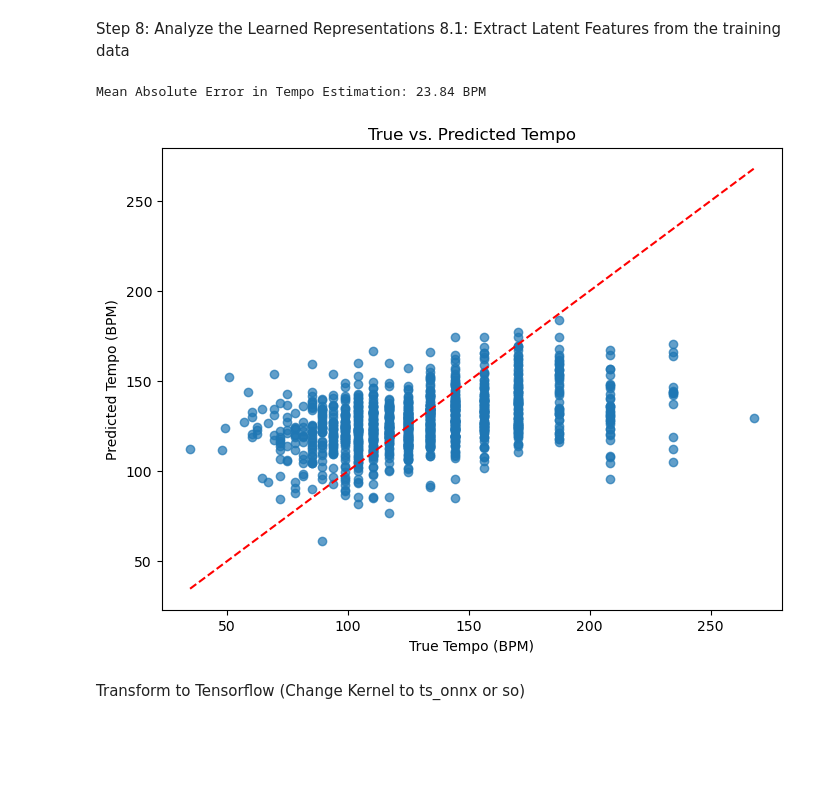
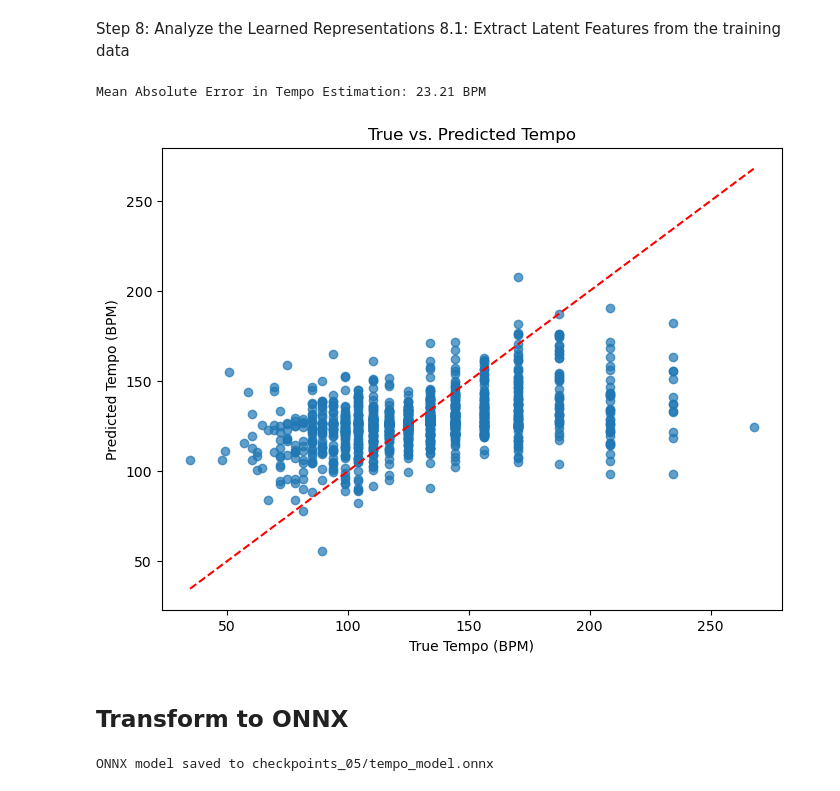
Before and after one commit to linalopes/CAS-M2-LetItFlow, a Jupyter notebook: Rudi/Let_it_flow_rra_06_opt_speed.ipynb, the cells around one changed output. Saved outputs shown, nothing was run; the diff lists cells and outputs as text; code cells hidden in the pictures; blank space fills up the shorter version.

```diff
--- a/Rudi/Let_it_flow_rra_06_opt_speed.ipynb
+++ b/Rudi/Let_it_flow_rra_06_opt_speed.ipynb
@@ -210,8 +247,8 @@ model = TempoRegressor(input_size, hidden_size)
 # %%
-# Cell 13: Define Loss Function and Optimizer
+
 
 import torch.optim as optim
 
 criterion = nn.L1Loss()  # Using Mean Absolute Error loss
-optimizer = optim.Adam(model.parameters(), lr=0.0001)  # Reduced learning rate
+optimizer = optim.Adam(model.parameters(), lr=0.001)  # Reduced learning rate
 # %% [markdown]
@@ -231,8 +268,8 @@ model = TempoRegressor(input_size, hidden_size)
 model.to(device)
 
 # Load the best model
-checkpoint_dir = 'checkpoints_04'  # Update as needed
-best_model_path = os.path.join(checkpoint_dir, 'best_tempo_model_06_speed.pth')
+checkpoint_dir = 'checkpoints_05'  # Update as needed
+best_model_path = os.path.join(checkpoint_dir, 'best_tempo_model.pth')
 model.load_state_dict(torch.load(best_model_path, map_location=device))
 model.eval()
 
@@ -242,13 +281,12 @@ Best model loaded successfully for evaluation.
 # %%
-# Cell 14: Train the Model
 
-import torch
-import matplotlib.pyplot as plt
+# import torch
+# import matplotlib.pyplot as plt
 from tqdm import tqdm
 import os
 
 # Ensure 'checkpoint_dir' is defined
-checkpoint_dir = 'checkpoints_04'  # Update as needed
+checkpoint_dir = 'checkpoints_05'  # Update as needed
 os.makedirs(checkpoint_dir, exist_ok=True)
 
 # Check if a GPU is available and set device accordingly
@@ -260,7 +298,7 @@ train_losses = []
 val_losses = []
 
 # Set the number of epochs and early stopping parameters
-num_epochs = 50
+num_epochs = 1000
 patience = 10
 best_val_loss = float('inf')
 counter = 0
@@ -310,7 +348,7 @@ for epoch in range(num_epochs):
     if avg_val_loss < best_val_loss:
         best_val_loss = avg_val_loss
         # Save only the model's state_dict
-        torch.save(model.state_dict(), os.path.join(checkpoint_dir, 'best_tempo_model_06_speed.pth'))
+        torch.save(model.state_dict(), os.path.join(checkpoint_dir, 'best_tempo_model.pth'))
         print(f"Best model saved with validation loss: {best_val_loss:.4f}")
         counter = 0
     else:
@@ -358,12 +397,14 @@ Early stopping triggered.
 Step 8: Analyze the Learned Representations
 8.1: Extract Latent Features from the training data
 # %%
-# Cell 15: Evaluate the Model
-
 from sklearn.metrics import mean_absolute_error
 
-# Load the best model
-model.load_state_dict(torch.load('best_tempo_model_06_speed.pth'))
+# Load the best model from checkpoints_05
+checkpoint_dir = 'checkpoints_05'  # Specify the directory where your model is saved
+model_path = os.path.join(checkpoint_dir, 'best_tempo_model.pth')  # Adjust the filename if needed
+
+# Load the model's state_dict
+model.load_state_dict(torch.load(model_path))
 model.to(device)
 model.eval()
 
@@ -372,34 +413,32 @@ predicted_tempos = []
 
 with torch.no_grad():
     for val_data, val_labels in val_dataloader:
         val_data = val_data.to(device)
         val_labels = val_labels.to(device)
 
         outputs = model(val_data)
 
         # Collect true and predicted tempos
         true_tempos.extend(val_labels.cpu().numpy())
         predicted_tempos.extend(outputs.cpu().numpy())
 
 # Rescale predictions and true labels back to original tempo range
 true_tempos_rescaled = [t * max_tempo for t in true_tempos]
 predicted_tempos_rescaled = [p * max_tempo for p in predicted_tempos]
 
 # Compute Mean Absolute Error
 mae = mean_absolute_error(true_tempos_rescaled, predicted_tempos_rescaled)
 print(f"Mean Absolute Error in Tempo Estimation: {mae:.2f} BPM")
 
 # Plot true vs. predicted tempos
 plt.figure(figsize=(8, 6))
 plt.scatter(true_tempos_rescaled, predicted_tempos_rescaled, alpha=0.7)
 plt.plot([min(true_tempos_rescaled), max(true_tempos_rescaled)],
          [min(true_tempos_rescaled), max(true_tempos_rescaled)], 'r--')
 plt.xlabel('True Tempo (BPM)')
 plt.ylabel('Predicted Tempo (BPM)')
 plt.title('True vs. Predicted Tempo')
 plt.show()
 # %% [output]
-Mean Absolute Error in Tempo Estimation: 23.84 BPM
+Mean Absolute Error in Tempo Estimation: 23.21 BPM
-[figure, old version]
+[figure, new version]
-# %% [markdown]
-Transform to Tensorflow (Change Kernel to ts_onnx or so)
@@ -434,14 +445,29 @@ hidden_size = 128  # You can adjust this based on your preference
+# %% [markdown]
+## Transform to ONNX
 # %%
 import torch
 import onnx
+import os
 
-# Load your trained model
-model = TempoRegressor(input_size, hidden_size)
-model.load_state_dict(torch.load('best_tempo_model_06_speed.pth'))
+# Assuming the model has already been instantiated and is available as `model`
+# Define the directory and file paths
+checkpoint_dir = 'checkpoints_05'  # Directory to save/load the ONNX model
+os.makedirs(checkpoint_dir, exist_ok=True)
+
+# Load your trained model from the specified checkpoint directory
+model_path = os.path.join(checkpoint_dir, 'best_tempo_model.pth')
+onnx_model_path = os.path.join(checkpoint_dir, 'tempo_model.onnx')
+
+# Load the state_dict into the existing model instance
+model.load_state_dict(torch.load(model_path))
 model.eval()
 
 # Dummy input for the model (size should match the input size of your model)
-dummy_input = torch.randn(1, input_size)
+dummy_input = torch.randn(1, model.fc1.in_features)  # `model.fc1.in_features` gets the input size
 
-# Export the model to ONNX
-torch.onnx.export(model, dummy_input, "tempo_model.onnx", opset_version=11)
+# Export the model to ONNX and save it in the specified directory
+torch.onnx.export(model, dummy_input, onnx_model_path, opset_version=11)
+
+print(f"ONNX model saved to {onnx_model_path}")
+# %% [output]
+ONNX model saved to checkpoints_05/tempo_model.onnx
```
Also changed, not shown: parts of 34 cells of this notebook, 44 other files.
